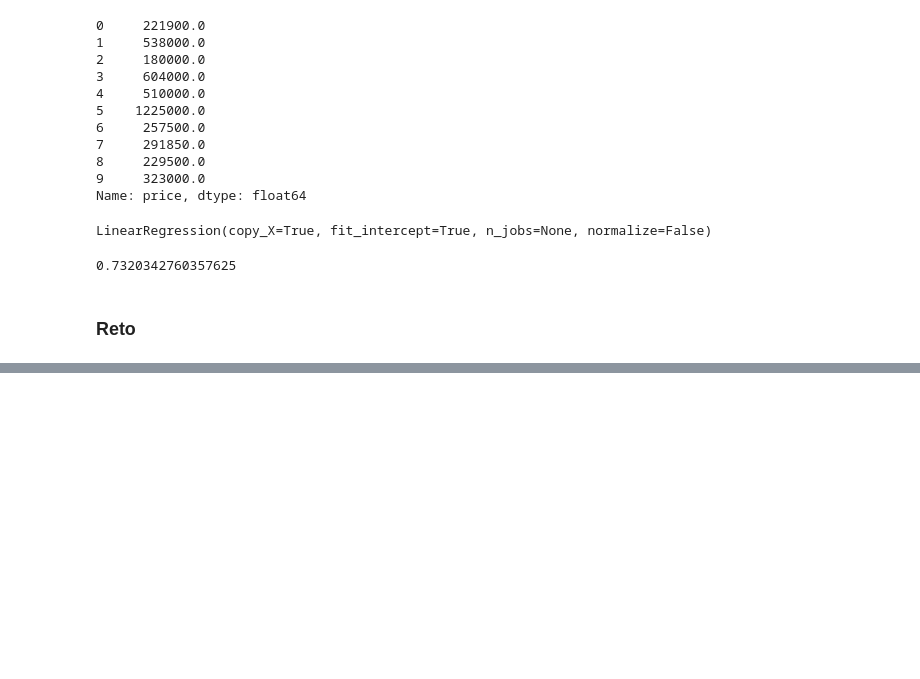
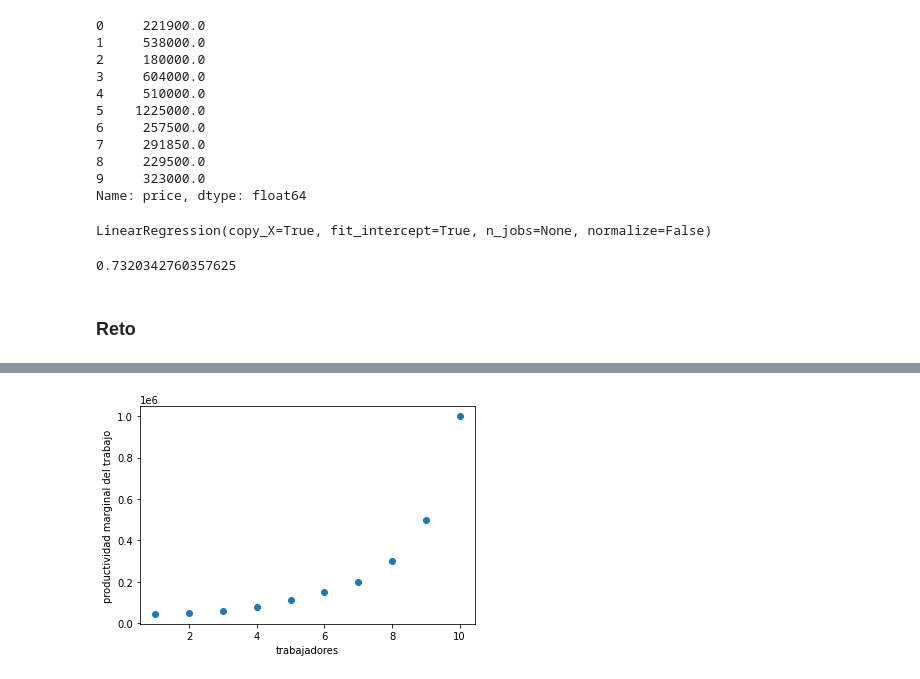
Before and after one commit to LIZZETHGOMEZ/BEDU-Santander, a Jupyter notebook: Machine Learning/Sesion_4.ipynb, the cells around one changed output, grey strips where cells are left out. Saved outputs shown, nothing was run; the diff lists cells and outputs as text; code cells hidden in the pictures; blank space fills up the shorter version.

```diff
--- a/Machine Learning/Sesion_4.ipynb
+++ b/Machine Learning/Sesion_4.ipynb
@@ -147,0 +153,10 @@ data.head()
+# %%
+x = data.Level.values.reshape(-1,1)
+y = data.Salary.values.reshape(-1,1)
+
+plt.scatter(x,y)
+plt.xlabel("trabajadores")
+plt.ylabel("productividad marginal del trabajo")
+plt.show()
+# %% [output]
+[figure, added]
```
Also changed, not shown: parts of 6 cells of this notebook.
